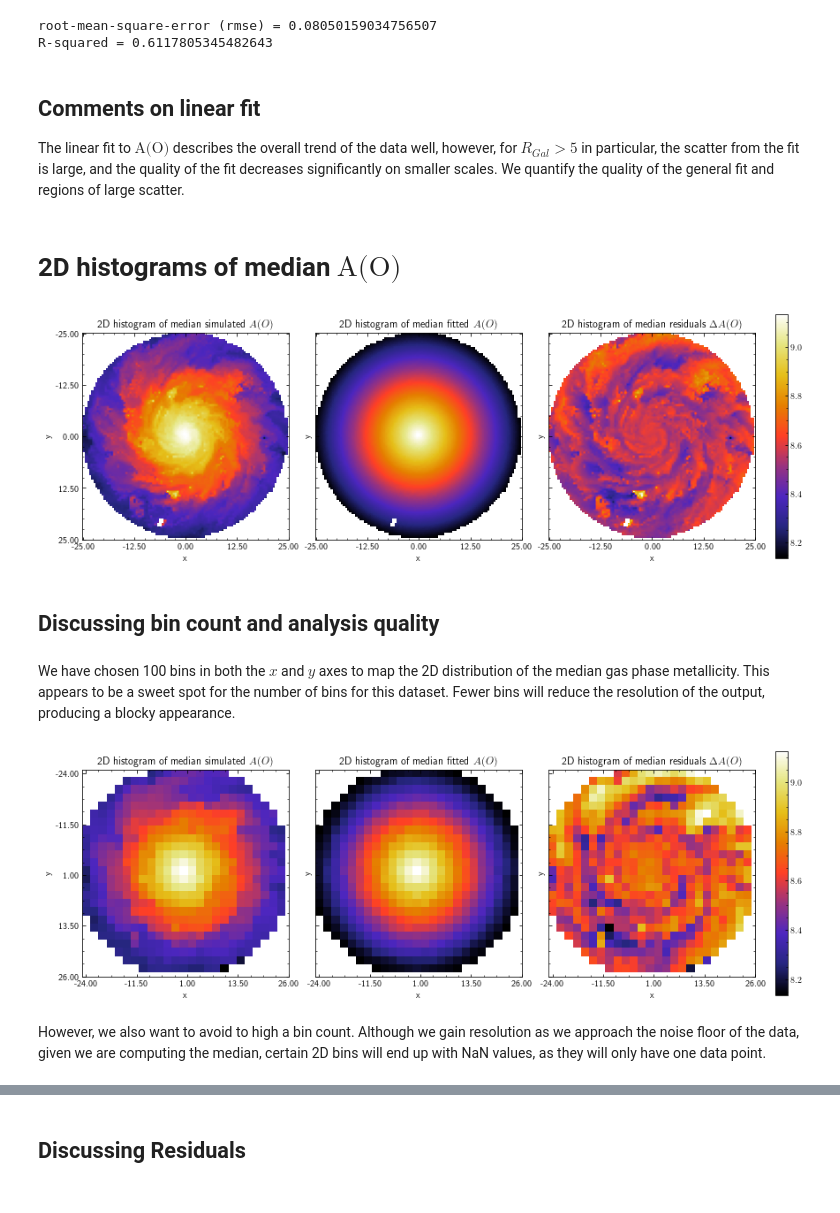
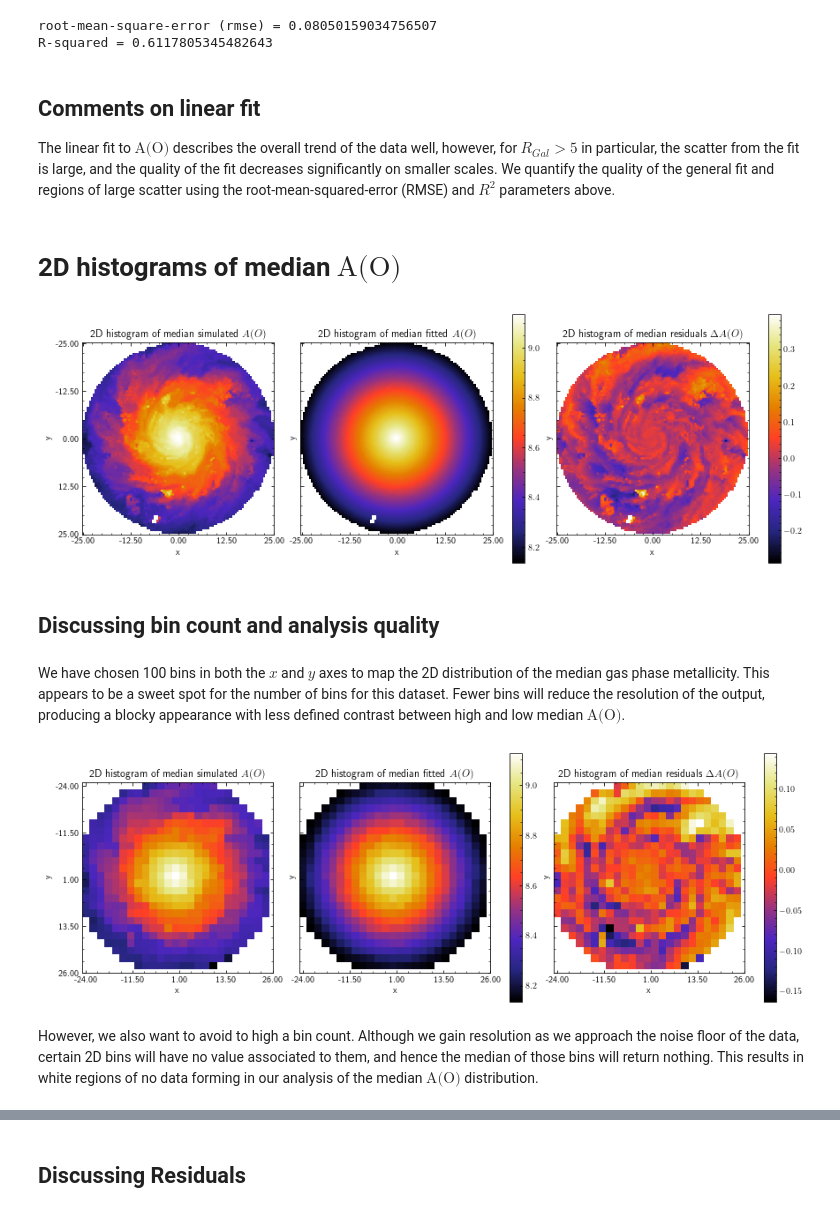
Before and after one commit to BBurgessASTR/ANU_ASTR4004, a Jupyter notebook: Assignment_3_Q3.ipynb, the cells around one changed output, grey strips where cells are left out. Cells and saved outputs as stored; diff of their text form; code cells hidden in the pictures.

```diff
--- a/Assignment_3_Q3.ipynb
+++ b/Assignment_3_Q3.ipynb
@@ -107,7 +107,7 @@ R-squared = 0.6117805345482643
 # %% [markdown]
 ## Comments on linear fit
 
-The linear fit to $\text{A(O)}$ describes the overall trend of the data well, however, for $R_{Gal} > 5$ in particular, the scatter from the fit is large, and the quality of the fit decreases significantly on smaller scales. We quantify the quality of the general fit and regions of large scatter.
+The linear fit to $\text{A(O)}$ describes the overall trend of the data well, however, for $R_{Gal} > 5$ in particular, the scatter from the fit is large, and the quality of the fit decreases significantly on smaller scales. We quantify the quality of the general fit and regions of large scatter using the root-mean-squared-error (RMSE) and $R^2$ parameters above.
 # %% [markdown]
 # 2D histograms of median $\text{A(O)}$
 # %%
@@ -136,39 +136,40 @@ def plot_2D_median_AO(stat1, stat2, name):
     ax1.set_xticks(tick, (format(i, '.2f') for i in ticklabel))
     ax1.set_yticks(tick, (format(i, '.2f') for i in ticklabel))
     ax1.set_xlabel('x')
     ax1.set_ylabel('y')
     ax1.set_title(r'2D histogram of median simulated $A(O)$')
 
     # Panel 2
     im2=ax2.imshow(stat2, cmap=cmap)
     ax2.set_xticks(tick, (format(i, '.2f') for i in ticklabel))
     ax2.set_yticks(tick, (format(i, '.2f') for i in ticklabel))
     ax2.set_xlabel('x')
     ax2.set_ylabel('y')
     ax2.set_title(r'2D histogram of median fitted $A(O)$')
 
     # Panel 3
     im3=ax3.imshow(stat1-stat2, cmap=cmap)
     ax3.set_xticks(tick, (format(i, '.2f') for i in ticklabel))
     ax3.set_yticks(tick, (format(i, '.2f') for i in ticklabel))
     ax3.set_xlabel('x')
     ax3.set_ylabel('y')
     ax3.set_title(r'2D histogram of median residuals $\Delta A(O)$')
 
     # Colorbar
-    plt.colorbar(im1, ax=ax3)
+    plt.colorbar(im1, ax=ax2)
+    plt.colorbar(im3, ax=ax3)
 
     # Show
     plt.savefig('./figures/2D_median_A(O)_'+name+'.png')
     plt.show()
 
 plot_2D_median_AO(stat1=stat1, stat2=stat2, name='1')
 # %% [output]
-[figure, old version]
+[figure, new version]
 # %% [markdown]
 ## Discussing bin count and analysis quality
 # %% [markdown]
-We have chosen 100 bins in both the $x$ and $y$ axes to map the 2D distribution of the median gas phase metallicity. This appears to be a sweet spot for the number of bins for this dataset. Fewer bins will reduce the resolution of the output, producing a blocky appearance.
+We have chosen 100 bins in both the $x$ and $y$ axes to map the 2D distribution of the median gas phase metallicity. This appears to be a sweet spot for the number of bins for this dataset. Fewer bins will reduce the resolution of the output, producing a blocky appearance with less defined contrast between high and low median $\text{A(O)}$.
 # %%
 bins = 25
 kpcperbin = 50/bins
@@ -178,9 +179,9 @@ stat2, x_edges2, y_edges2, binN2 = binned_statistic_2d(x, y, fit, statistic='med
 
 plot_2D_median_AO(stat1=stat1, stat2=stat2, name='2')
 # %% [output]
-[figure, old version]
+[figure, new version]
 # %% [markdown]
-However, we also want to avoid to high a bin count. Although we gain resolution as we approach the noise floor of the data, given we are computing the median, certain 2D bins will end up with NaN values, as they will only have one data point.
+However, we also want to avoid to high a bin count. Although we gain resolution as we approach the noise floor of the data, certain 2D bins will have no value associated to them, and hence the median of those bins will return nothing. This results in white regions of no data forming in our analysis of the median $\text{A(O)}$ distribution.
 # %%
 bins = 300
 kpcperbin = 50/bins
```
Also changed, not shown: parts of 3 cells of this notebook, 5 other files.
